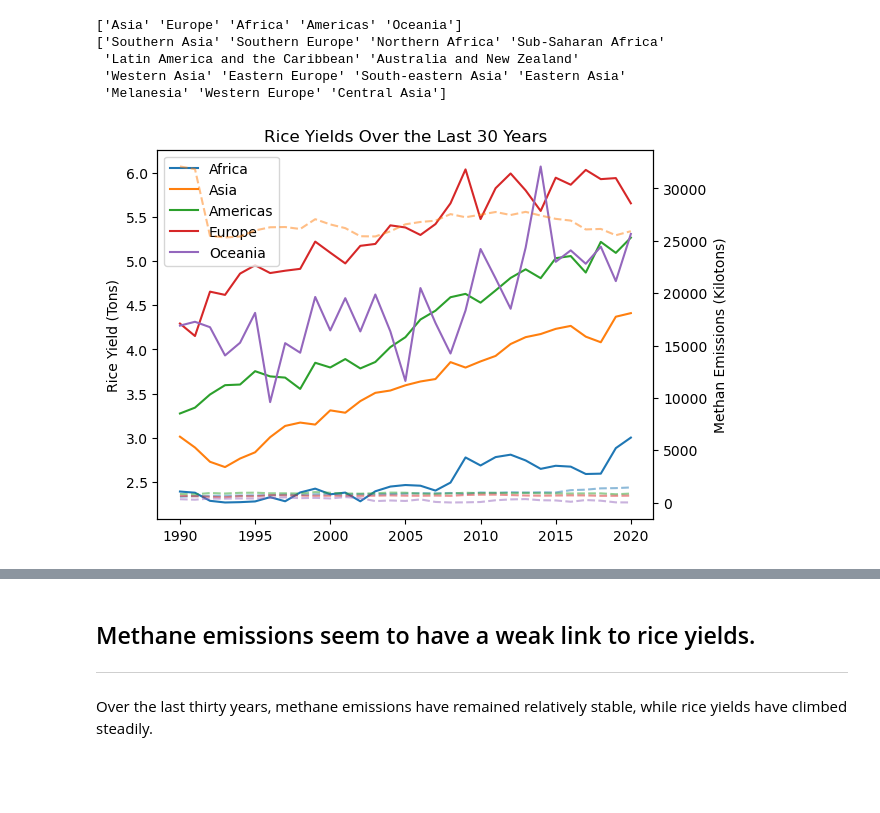
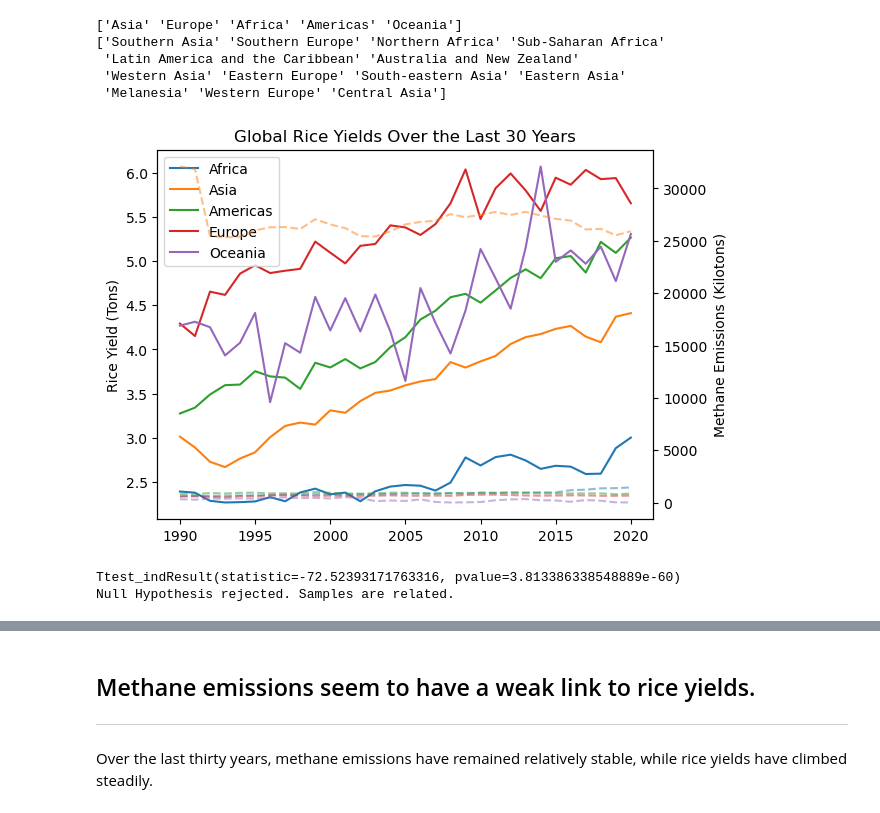
Before and after one commit to dpinsky1/Cancer, a Jupyter notebook: davids_file.ipynb, the cells around one changed output, grey strips where cells are left out. Saved outputs shown, nothing was run; the diff lists cells and outputs as text; code cells hidden in the pictures; blank space fills up the shorter version.

```diff
--- a/davids_file.ipynb
+++ b/davids_file.ipynb
@@ -124,48 +83,41 @@ africa_ch4 = cleaned_yields.loc[cleaned_yields['Region'] == 'Africa', ['Year','M
 africa_ch4_yields = africa_ch4.groupby('Year')['Methane'].mean()
 
 americas = cleaned_yields.loc[cleaned_yields['Region'] == 'Americas', ['Year','Rice Yield']]
 amer_yields = americas.groupby('Year')['Rice Yield'].mean()
 americas_ch4 = cleaned_yields.loc[cleaned_yields['Region'] == 'Americas', ['Year','Methane']]
 amer_ch4_yields = americas_ch4.groupby('Year')['Methane'].mean()
 
 asia = cleaned_yields.loc[cleaned_yields['Region'] == 'Asia', ['Year','Rice Yield']]
 asian_yields = asia.groupby('Year')['Rice Yield'].mean()
 asia_ch4 = cleaned_yields.loc[cleaned_yields['Region'] == 'Asia', ['Year','Methane']]
 asian_ch4_yields = asia_ch4.groupby('Year')['Methane'].mean()
 
 europe = cleaned_yields.loc[cleaned_yields['Region'] == 'Europe', ['Year','Rice Yield']]
 euro_yields = europe.groupby('Year')['Rice Yield'].mean()
 europe_ch4 = cleaned_yields.loc[cleaned_yields['Region'] == 'Europe', ['Year','Methane']]
 euro_ch4_yields = europe_ch4.groupby('Year')['Methane'].mean()
 
 ocean = cleaned_yields.loc[cleaned_yields['Region'] == 'Oceania', ['Year','Rice Yield']]
 ocean_yields = ocean.groupby('Year')['Rice Yield'].mean()
 ocean_ch4 = cleaned_yields.loc[cleaned_yields['Region'] == 'Oceania', ['Year','Methane']]
 ocean_ch4_yields = ocean_ch4.groupby('Year')['Methane'].mean()
 
 fig1, ax1 = plt.subplots()
 ax2 = ax1.twinx()
 ax1.plot(africa_yields, label='Africa'), ax1.plot(asian_yields, label='Asia'), ax1.plot(amer_yields, label='Americas'), \
-        ax1.plot(euro_yields, label='Europe'), ax1.plot(ocean_yields, label='Oceania'), \
-        ax2.plot(africa_ch4_yields, label='Africa CH4', alpha=.5, linestyle='dashed'), \
-        ax2.plot(asian_ch4_yields, label='Asia CH4', alpha=.5, linestyle='dashed'), \
-        ax2.plot(amer_ch4_yields, label='Americas CH4', alpha=.5,linestyle='dashed'), \
-        ax2.plot(euro_ch4_yields, label='European CH4', alpha=.5, linestyle='dashed'), \
-        ax2.plot(ocean_ch4_yields, label='Oceania CH4', alpha=.5, linestyle='dashed')
+ax1.plot(euro_yields, label='Europe'), ax1.plot(ocean_yields, label='Oceania'), \
+ax2.plot(africa_ch4_yields, label='Africa CH4', alpha=.5, linestyle='dashed'), \
+ax2.plot(asian_ch4_yields, label='Asia CH4', alpha=.5, linestyle='dashed'), \
+ax2.plot(amer_ch4_yields, label='Americas CH4', alpha=.5,linestyle='dashed'), \
+ax2.plot(euro_ch4_yields, label='European CH4', alpha=.5, linestyle='dashed'), \
+ax2.plot(ocean_ch4_yields, label='Oceania CH4', alpha=.5, linestyle='dashed')
 ax1.legend()
-# plt.xlabel('Year')
 ax1.set_ylabel('Rice Yield (Tons)')
 ax2.set_ylabel('Methane Emissions (Kilotons)')
-plt.title('Rice Yields Over the Last 30 Years')
+plt.title('Global Rice Yields Over the Last 30 Years')
 plt.show()
-# fig, ax1 = plt.subplots()
-
-# ax2 = ax1.twinx()
-# ax1.plot(x, y1, 'g-')
-# ax2.plot(x, y2, 'b-')
-
-# ax1.set_xlabel('X data')
-# ax1.set_ylabel('Y1 data', color='g')
-# ax2.set_ylabel('Y2 data', color='b')
+ttest(euro_yields, euro_ch4_yields)
 # %% [output]
-[figure, old version]
+[figure, new version]
+Ttest_indResult(statistic=-72.52393171763316, pvalue=3.813386338548889e-60)
+Null Hypothesis rejected. Samples are related.
```
Also changed, not shown: parts of 13 cells of this notebook.
